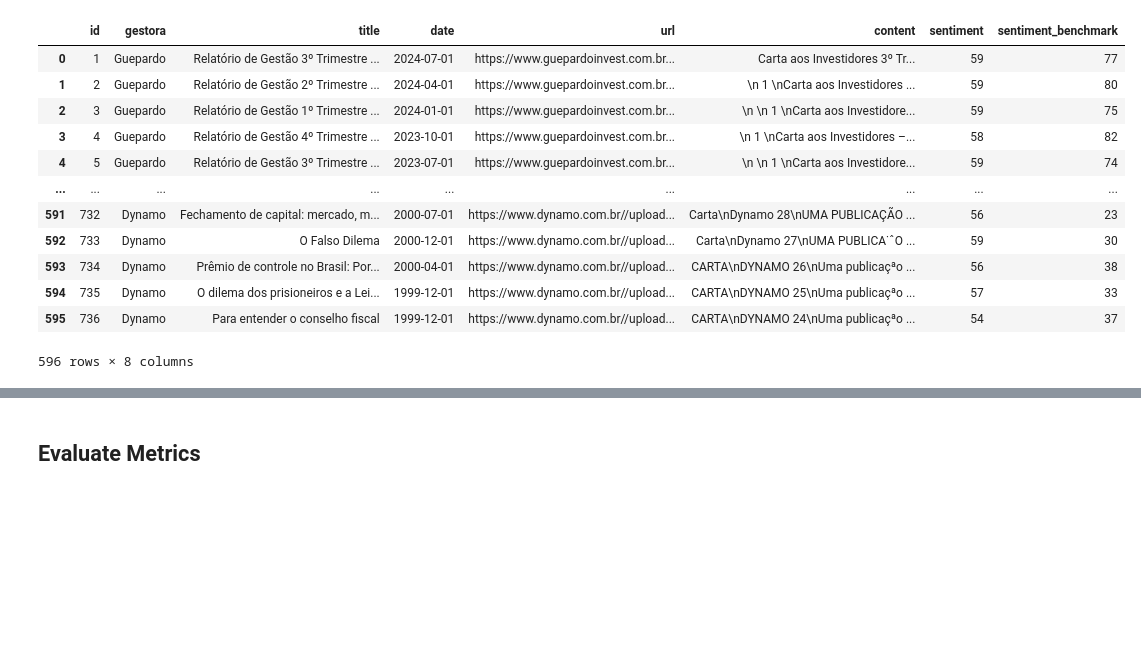
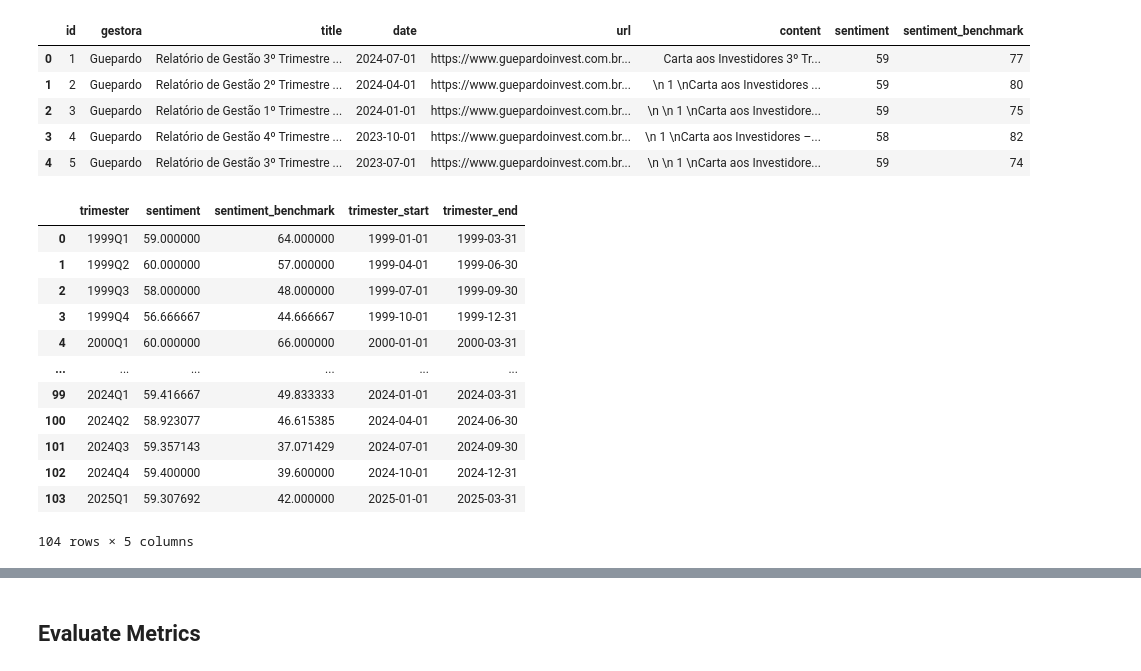
Before and after one commit to ianaraujo/bert-finance-sentiment, a Jupyter notebook: notebooks/sentiment_analysis.ipynb, the cells around one changed output, grey strips where cells are left out. Drawn from its saved outputs; the diff is of its cells as text; code cells hidden in the pictures; blank space fills up the shorter version.

```diff
--- a/notebooks/sentiment_analysis.ipynb
+++ b/notebooks/sentiment_analysis.ipynb
@@ -10,20 +10,13 @@ from datetime import datetime
 # %%
 conn = sqlite3.connect('../letters.db')
 
 data = pd.read_sql(con=conn, sql='select * from letters where sentiment is not null')
 
-data
+data.head(5)
 # %% [output]
 |  | id | gestora | title | date | url | content | sentiment | sentiment_benchmark |
 | 0 | 1 | Guepardo | Relatório de Gestão 3º Trimestre ... | 2024-07-01 | https://www.guepardoinvest.com.br... | Carta aos Investidores 3º Tr... | 59 | 77 |
 | 1 | 2 | Guepardo | Relatório de Gestão 2º Trimestre ... | 2024-04-01 | https://www.guepardoinvest.com.br... | \n 1 \nCarta aos Investidores ... | 59 | 80 |
 | 2 | 3 | Guepardo | Relatório de Gestão 1º Trimestre ... | 2024-01-01 | https://www.guepardoinvest.com.br... | \n \n 1 \nCarta aos Investidore... | 59 | 75 |
 | 3 | 4 | Guepardo | Relatório de Gestão 4º Trimestre ... | 2023-10-01 | https://www.guepardoinvest.com.br... | \n 1 \nCarta aos Investidores –... | 58 | 82 |
 | 4 | 5 | Guepardo | Relatório de Gestão 3º Trimestre ... | 2023-07-01 | https://www.guepardoinvest.com.br... | \n \n 1 \nCarta aos Investidore... | 59 | 74 |
-| ... | ... | ... | ... | ... | ... | ... | ... | ... |
-| 591 | 732 | Dynamo | Fechamento de capital: mercado, m... | 2000-07-01 | https://www.dynamo.com.br//upload... | Carta\nDynamo 28\nUMA PUBLICAÇÃO ... | 56 | 23 |
-| 592 | 733 | Dynamo | O Falso Dilema | 2000-12-01 | https://www.dynamo.com.br//upload... | Carta\nDynamo 27\nUMA PUBLICA˙ˆO ... | 59 | 30 |
-| 593 | 734 | Dynamo | Prêmio de controle no Brasil: Por... | 2000-04-01 | https://www.dynamo.com.br//upload... | CARTA\nDYNAMO 26\nUma publicaçªo ... | 56 | 38 |
-| 594 | 735 | Dynamo | O dilema dos prisioneiros e a Lei... | 1999-12-01 | https://www.dynamo.com.br//upload... | CARTA\nDYNAMO 25\nUma publicaçªo ... | 57 | 33 |
-| 595 | 736 | Dynamo | Para entender o conselho fiscal | 1999-12-01 | https://www.dynamo.com.br//upload... | CARTA\nDYNAMO 24\nUma publicaçªo ... | 54 | 37 |
-596 rows × 8 columns
@@ -33,0 +23,23 @@ grouped_data = grouped_data.sort_index()
+# %%
+data['date'] = pd.to_datetime(data['date'], format='%Y-%m-%d')
+data['trimester'] = data['date'].dt.to_period('Q')
+
+avg_sentiment = data.groupby('trimester', as_index=False)[['sentiment', 'sentiment_benchmark']].mean()
+avg_sentiment['trimester_start'] = avg_sentiment['trimester'].dt.start_time
+avg_sentiment['trimester_end'] = avg_sentiment['trimester'].dt.end_time.dt.date
+
+avg_sentiment
+# %% [output]
+|  | trimester | sentiment | sentiment_benchmark | trimester_start | trimester_end |
+| 0 | 1999Q1 | 59.000000 | 64.000000 | 1999-01-01 | 1999-03-31 |
+| 1 | 1999Q2 | 60.000000 | 57.000000 | 1999-04-01 | 1999-06-30 |
+| 2 | 1999Q3 | 58.000000 | 48.000000 | 1999-07-01 | 1999-09-30 |
+| 3 | 1999Q4 | 56.666667 | 44.666667 | 1999-10-01 | 1999-12-31 |
+| 4 | 2000Q1 | 60.000000 | 66.000000 | 2000-01-01 | 2000-03-31 |
+| ... | ... | ... | ... | ... | ... |
+| 99 | 2024Q1 | 59.416667 | 49.833333 | 2024-01-01 | 2024-03-31 |
+| 100 | 2024Q2 | 58.923077 | 46.615385 | 2024-04-01 | 2024-06-30 |
+| 101 | 2024Q3 | 59.357143 | 37.071429 | 2024-07-01 | 2024-09-30 |
+| 102 | 2024Q4 | 59.400000 | 39.600000 | 2024-10-01 | 2024-12-31 |
+| 103 | 2025Q1 | 59.307692 | 42.000000 | 2025-01-01 | 2025-03-31 |
+104 rows × 5 columns
```
Also changed, not shown: parts of 3 cells of this notebook.
